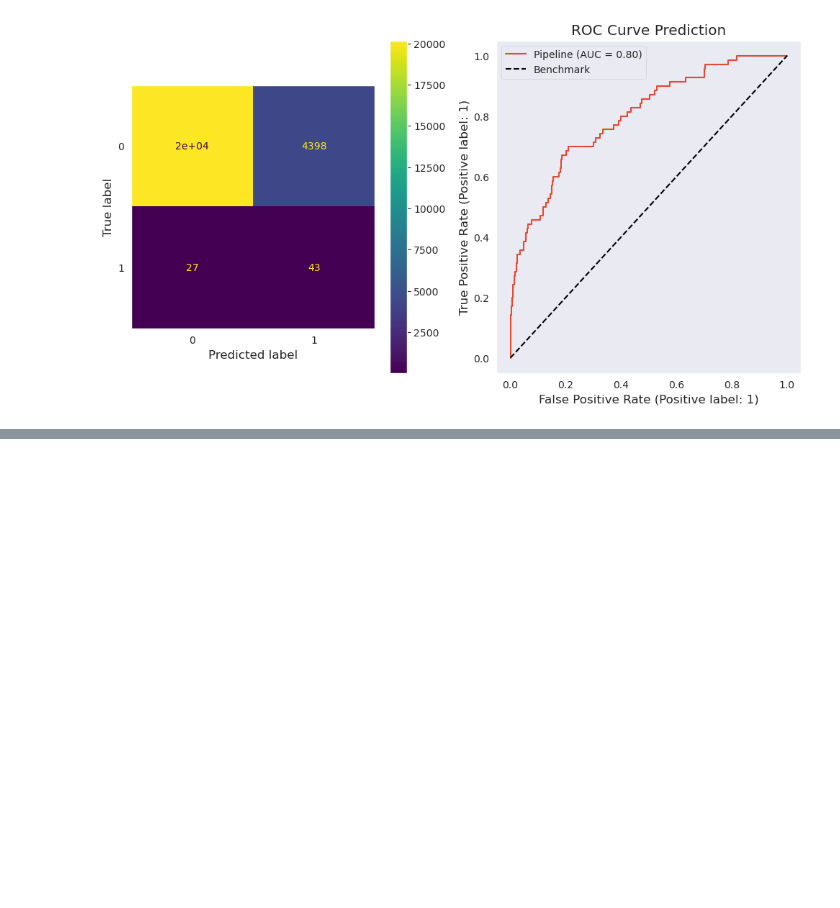
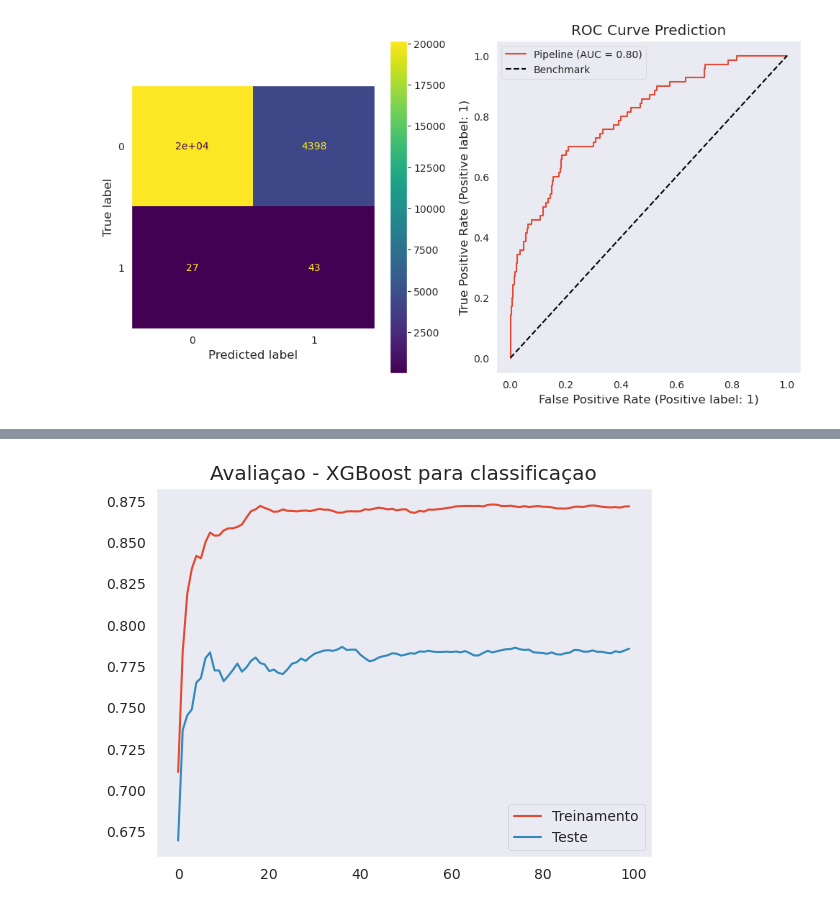
Before and after one commit to SalisEduardo/EAD0830-IA-aplic-financas, a Jupyter notebook: Atividades/atv2/rascunho_modelagem.ipynb, the cells around one changed output, grey strips where cells are left out. Saved outputs shown, nothing was run; the diff lists cells and outputs as text; code cells hidden in the pictures; blank space fills up the shorter version.

```diff
--- a/Atividades/atv2/rascunho_modelagem.ipynb
+++ b/Atividades/atv2/rascunho_modelagem.ipynb
@@ -892,0 +1021,17 @@ weighted avg       0.99      1.00      1.00     24635
+# %%
+# Prediçoes para o treinamento e teste
+
+y_pred_train2 = xgboost_v2.predict(X_train)
+y_pred_test2 = xgboost_v2.predict(X_test)
+
+# Verificando o grafico de avaliaçao
+
+x = len(resultados_mod["validation_0"]["auc"])
+X_axis = range(0, x)
+fig, ax = plt.subplots()
+ax.plot(X_axis, resultados_mod["validation_0"]["auc"], label = "Treinamento")
+ax.plot(X_axis, resultados_mod["validation_1"]["auc"], label = "Teste")
+plt.title("Avaliaçao - XGBoost para classificaçao");
+plt.legend(loc = "lower right");
+# %% [output]
+[figure, added]
```
Also changed, not shown: parts of 45 cells of this notebook, 6 other files.
